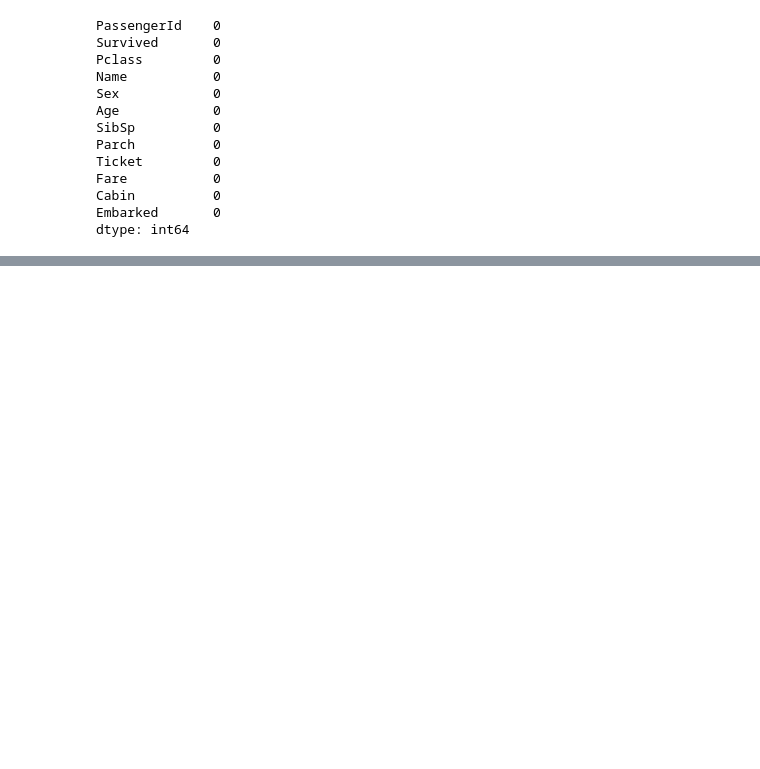
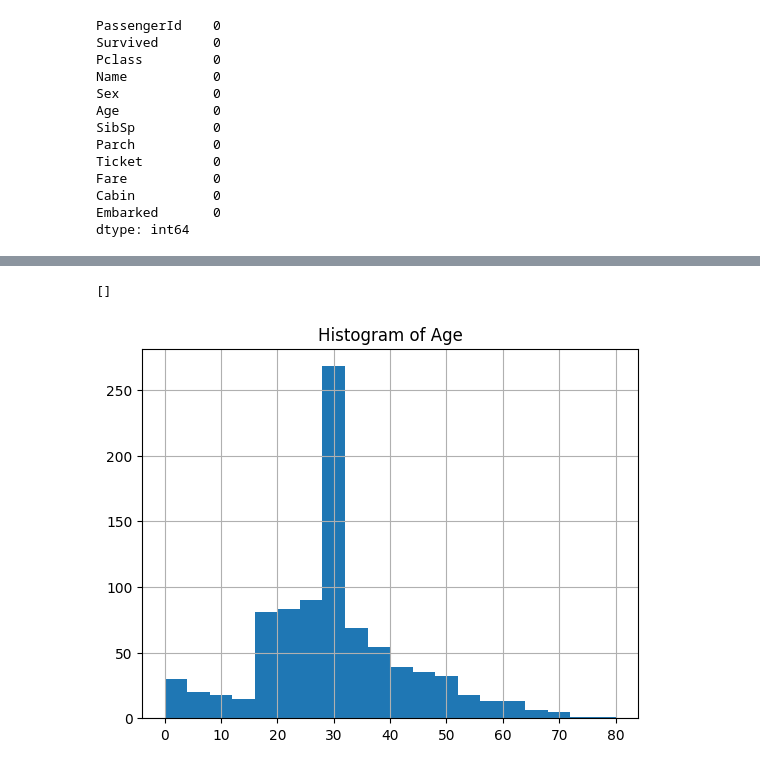
Before and after one commit to Dheeru42/AI-ML-Task2, a Jupyter notebook: notebook.ipynb, the cells around one changed output, grey strips where cells are left out. Saved outputs shown, nothing was run; the diff lists cells and outputs as text; code cells hidden in the pictures; blank space fills up the shorter version.

```diff
--- a/notebook.ipynb
+++ b/notebook.ipynb
@@ -202,0 +172,8 @@ df.head(10)
+# %%
+# Histogram of age
+df['Age'].hist(bins=20)
+plt.title('Histogram of Age')
+plt.plot()
+# %% [output]
+[]
+[figure, added]
```
Also changed, not shown: parts of 21 cells of this notebook.
